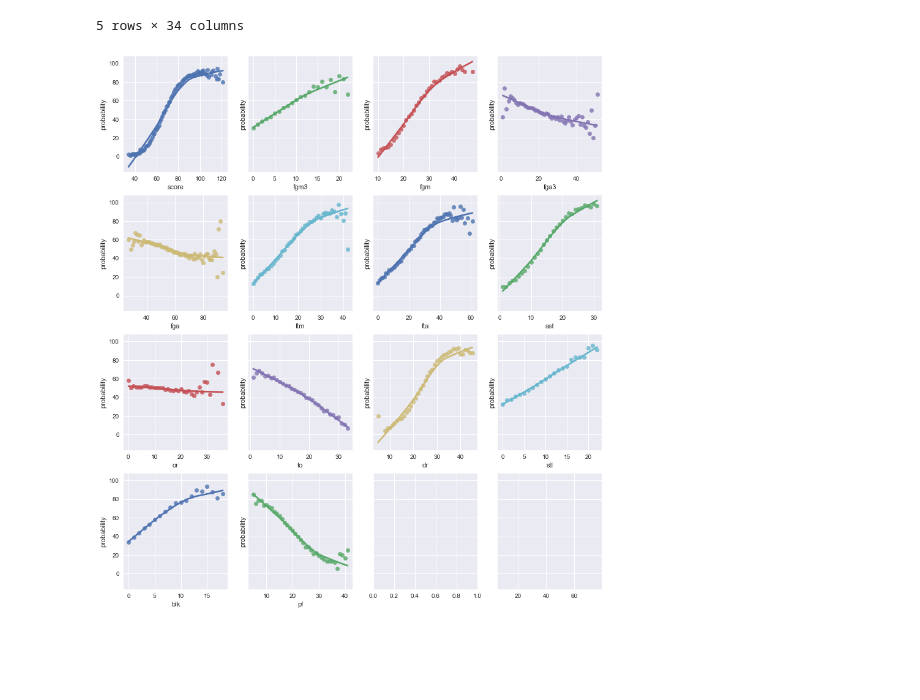
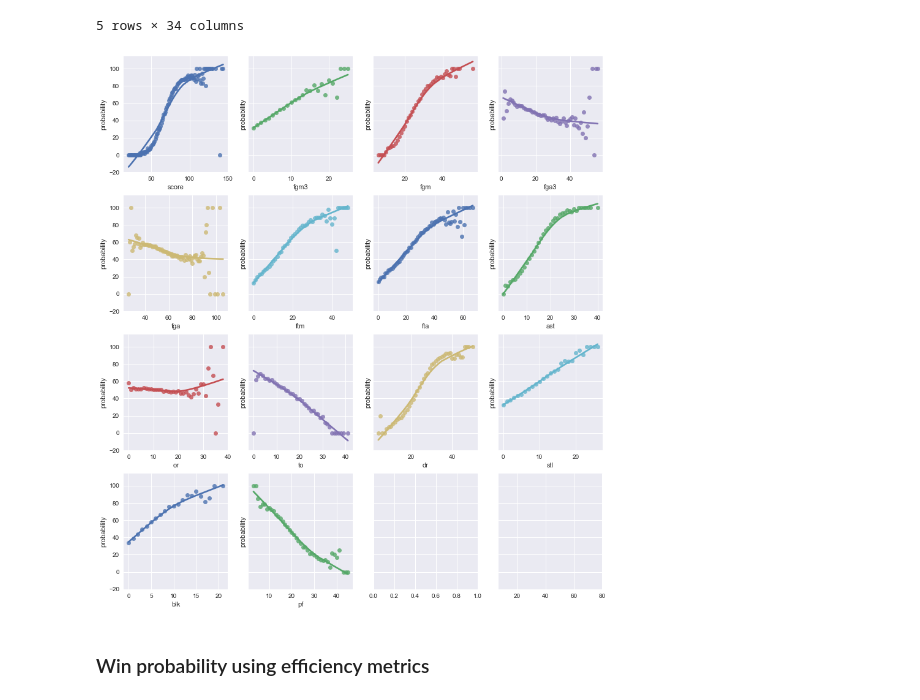
Before and after one commit to coder-ss/ml-learn, a Jupyter notebook: kaggle/MMLM2017/explore.ipynb, the cells around one changed output. Saved outputs shown, nothing was run; the diff lists cells and outputs as text; code cells hidden in the pictures; blank space fills up the shorter version.

```diff
--- a/kaggle/MMLM2017/explore.ipynb
+++ b/kaggle/MMLM2017/explore.ipynb
@@ -267,0 +218,13 @@ plt.show()
+# %%
+# 获取胜利得分分布，为了更快的处理，这里用unique函数代替value属性
+df1=pd.DataFrame(df_rscr['Wscore'].unique(), columns=['Score']).assign(Result='Win')
+# 获取失败得分分布
+df2=pd.DataFrame(df_rscr['Lscore'].unique(), columns=['Score']).assign(Result='Loss')
+# 得分与结果
+df_points_result = pd.concat([df1, df2], ignore_index=True)
+
+# 绘图
+plt.subplots(figsize=(14, 6))
+ax = sns.stripplot(x="Score", y="Result", data=df_points_result)
+ax.set(xlabel='Points Scored in Game', ylabel='Result', title='Season: Game Result Relative to Points Scored')
+plt.show()
@@ -284,28 +249,27 @@ df_rsdr.head()
 # %%
 def cal_probability(_name):
     """ 计算特征与胜率的关系
     """
-    df1 = df_rsdr['W%s' % _name].value_counts().reset_index()
-    df1.columns = [_name, 'win_num']
+    df1 = df_rsdr['W%s' % _name].value_counts().reset_index().rename(columns={'index':_name, 'W%s' % _name:'win_num'})
+    df2 = df_rsdr['L%s' % _name].value_counts().reset_index().rename(columns={'index':_name, 'L%s' % _name:'loss_num'})
 
-    df2 = df_rsdr['L%s' % _name].value_counts().reset_index()
-    df2.columns = [_name, 'loss_num']
-
-    df = pd.merge(df1, df2, on=_name)
+    df = pd.merge(df1, df2, how='outer', on=_name).fillna(0)
     df['probability'] = 100.0 * df['win_num'] / (df['win_num'] + df['loss_num'])
 
     return df
 
 # 要看的特征
 names = ['score', 'fgm3', 'fgm', 'fga3', 'fga', 'ftm', 'fta', 'ast', 'or', 'to', 'dr', 'stl', 'blk', 'pf']
 
 # 计算特征与胜率的关系，并绘图
 fig, ax = plt.subplots(4, 4, figsize=(14, 16), sharey=True)
 i = 0
 for n in names:
     df = cal_probability(n)
     sns.regplot(x=n, y="probability", data=df, lowess=True, ax=ax[int(i / 4)][i % 4])
     i += 1
 plt.show()
 # %% [output]
-[figure, old version]
+[figure, new version]
+# %% [markdown]
+### Win probability using efficiency metrics
```
Also changed, not shown: parts of 34 cells of this notebook.
